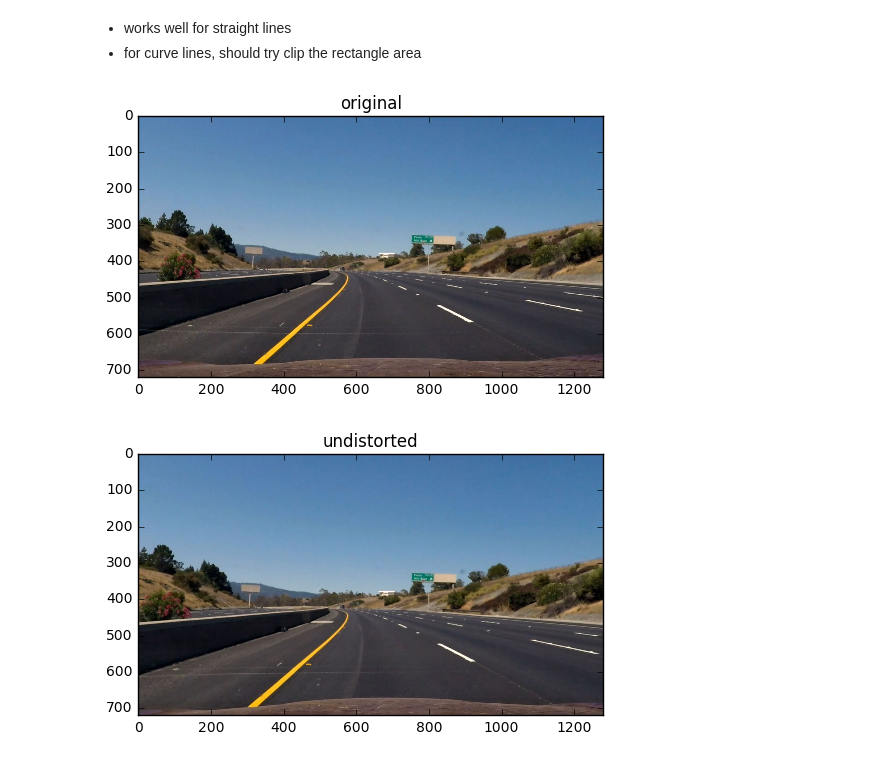
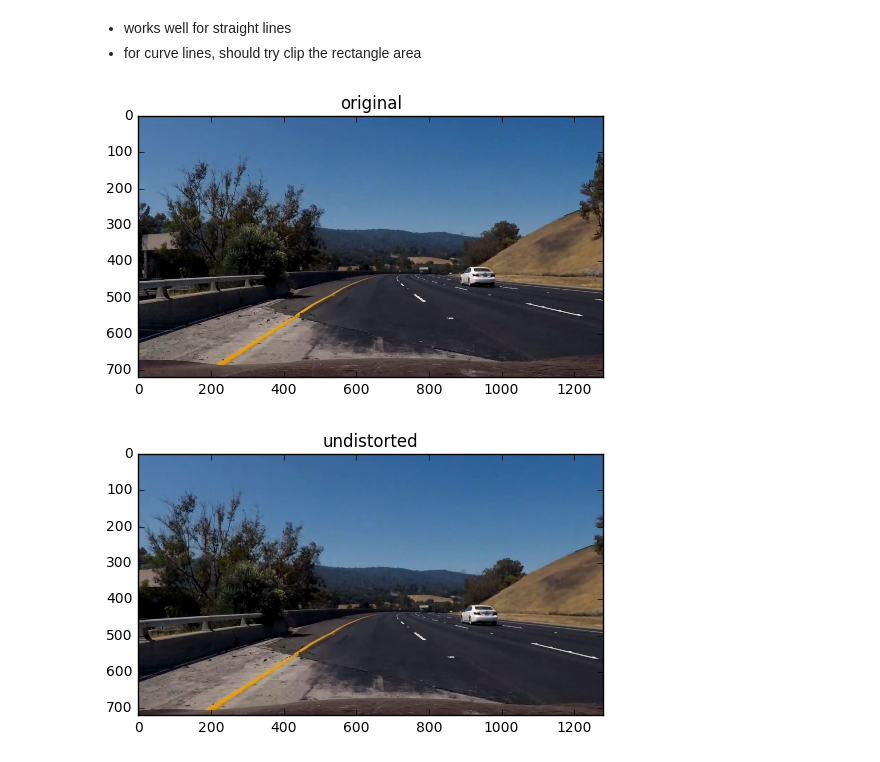
Before and after one commit to xysun/CarND-AdvancedLaneFinding-P4, a Jupyter notebook: P4 playground.ipynb, the cells around one changed output. Drawn from its saved outputs; the diff is of its cells as text; code cells hidden in the pictures.

```diff
--- a/P4 playground.ipynb
+++ b/P4 playground.ipynb
@@ -85,21 +85,22 @@ with open('calibration.pickle', 'rb') as f:  # Python 3: open(..., 'rb')
     mtx,dist = pickle.load(f)
 # %%
 # test images
-fname = 'project_video_4s/project_video_4s 001.jpg'
+%matplotlib inline
+fname = 'input_sequence/problem_input 041.jpg'
 img = mpimg.imread(fname)
 undistorted = cv2.undistort(img, mtx, dist, None, mtx)
 
 plt.figure(1)
 plt.title('original')
 plt.imshow(img)
 
 plt.figure(2)
 plt.title('undistorted')
 plt.imshow(undistorted)
 
 plt.show()
 # %% [output]
-[figure, old version]
+[figure, new version]
-[figure, old version]
+[figure, new version]
 # %%
 # color transform and gradients
```
Also changed, not shown: parts of 12 cells of this notebook, 5 other files.
